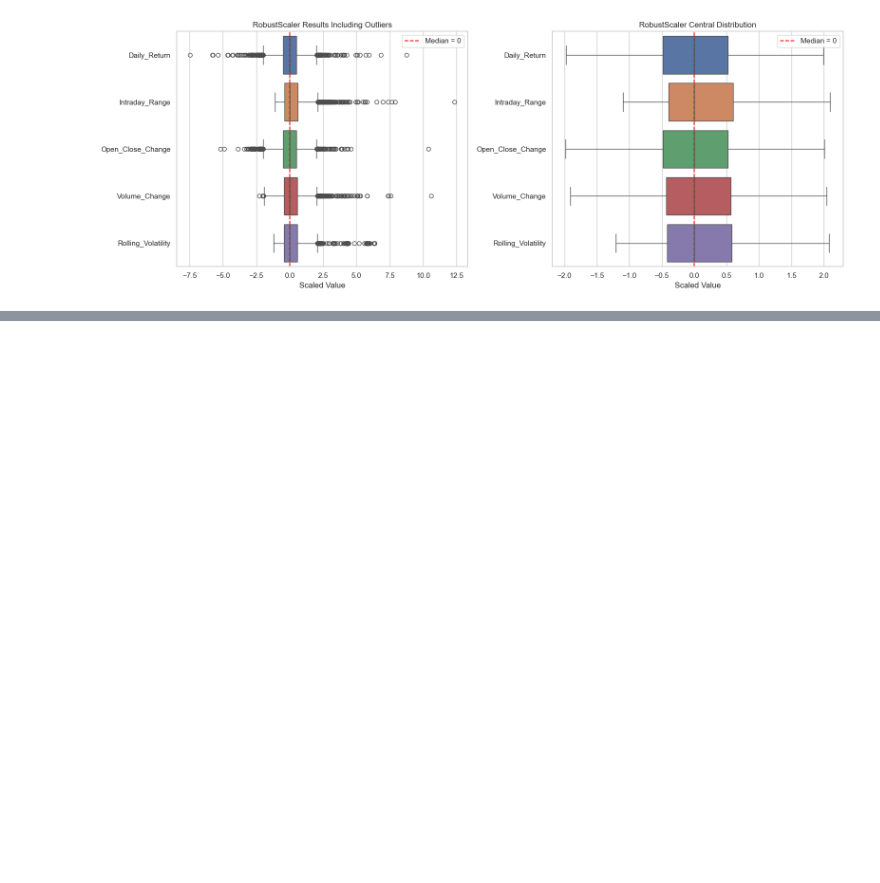
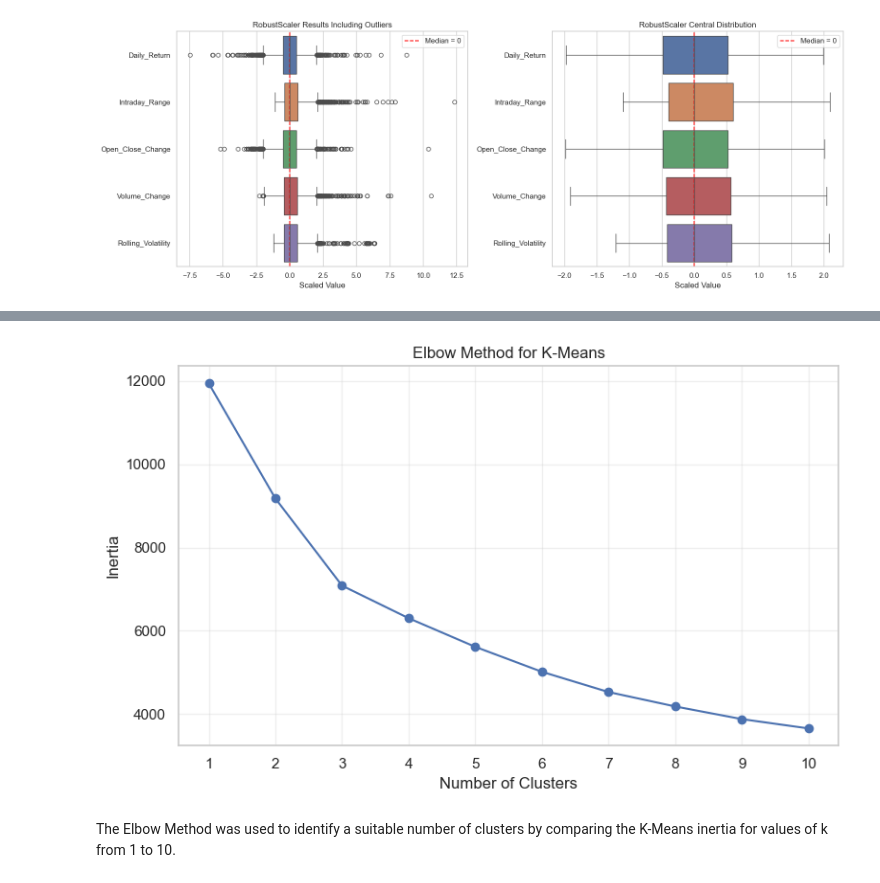
Before and after one commit to 2026228-dev/CA1MLB-2026228, a Jupyter notebook: AAPL.ipynb, the cells around one changed output, grey strips where cells are left out. Cells and saved outputs as stored; diff of their text form; code cells hidden in the pictures; blank space fills up the shorter version.

```diff
--- a/AAPL.ipynb
+++ b/AAPL.ipynb
@@ -594,0 +670,35 @@ The box plots reflect the five characteristics after applying the RobustScaler.
+# %%
+from sklearn.cluster import KMeans
+
+inertia_values = []
+k_values = range(1, 11)
+
+for k in k_values:
+    kmeans = KMeans(
+        n_clusters=k,
+        random_state=42,
+        n_init=10
+    )
+
+    kmeans.fit(pca_data)
+    inertia_values.append(kmeans.inertia_)
+
+plt.figure(figsize=(8, 5))
+
+plt.plot(
+    k_values,
+    inertia_values,
+    marker="o"
+)
+
+plt.xlabel("Number of Clusters")
+plt.ylabel("Inertia")
+plt.title("Elbow Method for K-Means")
+plt.xticks(k_values)
+plt.grid(alpha=0.3)
+plt.tight_layout()
+plt.show()
+# %% [output]
+[figure, added]
+# %% [markdown]
+The Elbow Method was used to identify a suitable number of clusters by comparing the K-Means inertia for values of k from 1 to 10.
```
Also changed, not shown: parts of 19 cells of this notebook, 1 other file.
